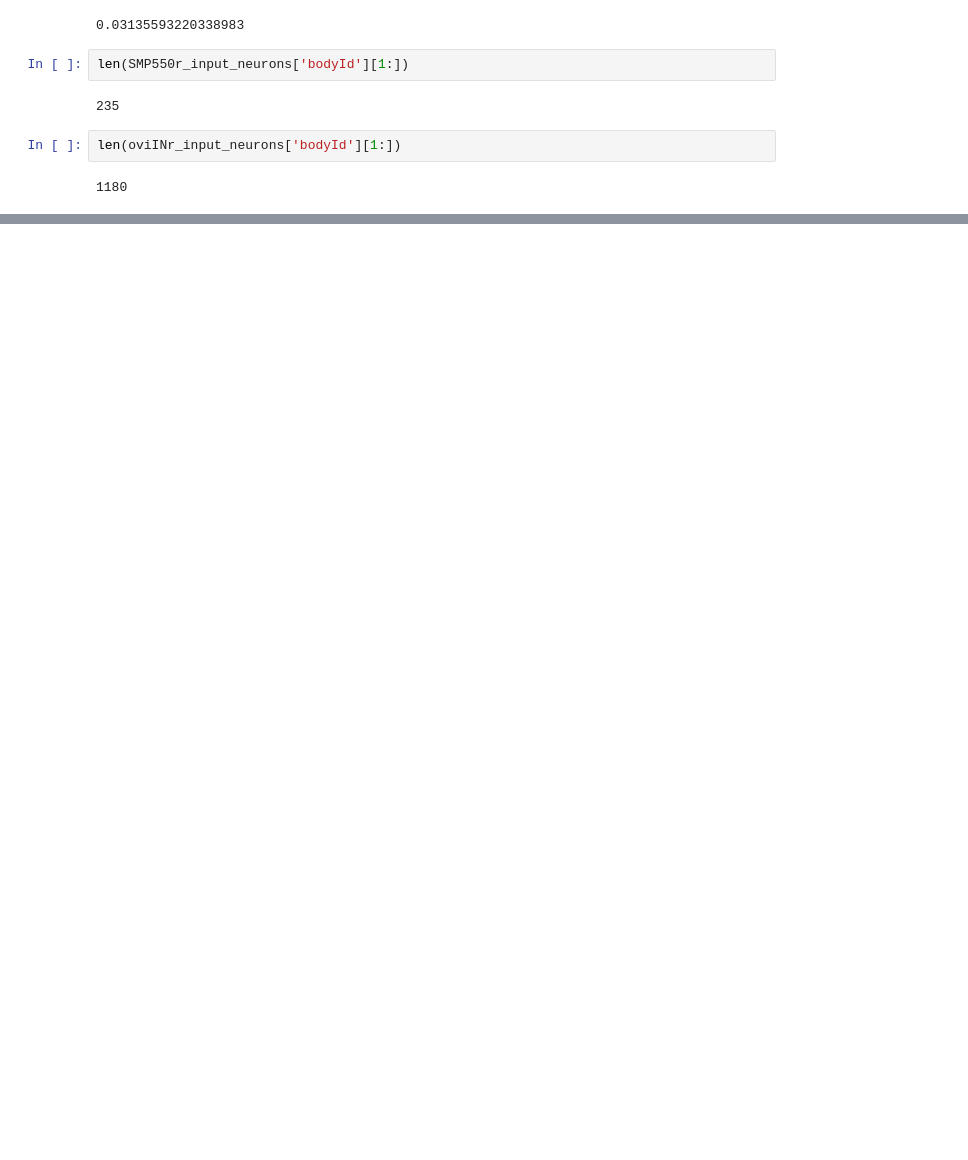
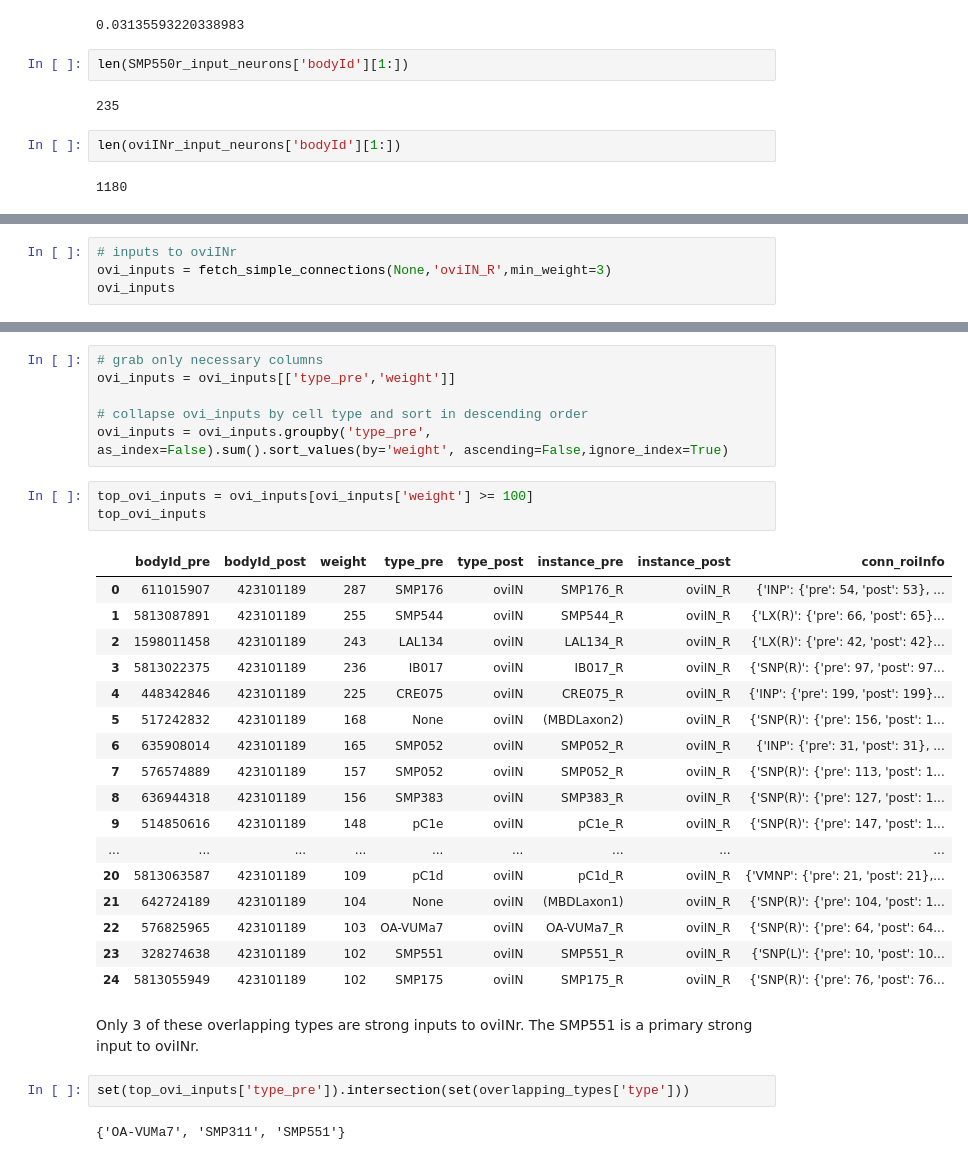
Before and after one commit to Gutierrez-lab/oviIN-inputs, a Jupyter notebook: oviposition_circuit.ipynb, the cells around one changed output, grey strips where cells are left out. Saved outputs shown, nothing was run; the diff lists cells and outputs as text; blank space fills up the shorter version.

Commit message:
overlapping inputs to oviIN and oviEN

```diff
--- a/oviposition_circuit.ipynb
+++ b/oviposition_circuit.ipynb
@@ -972,0 +1021,4 @@ len(oviINr_input_neurons['bodyId'][1:])
+# %%
+# inputs to oviINr
+ovi_inputs = fetch_simple_connections(None,'oviIN_R',min_weight=3)
+ovi_inputs
@@ -972,0 +1039,33 @@ len(oviINr_input_neurons['bodyId'][1:])
+# %%
+# grab only necessary columns
+ovi_inputs = ovi_inputs[['type_pre','weight']]
+
+# collapse ovi_inputs by cell type and sort in descending order
+ovi_inputs = ovi_inputs.groupby('type_pre', as_index=False).sum().sort_values(by='weight', ascending=False,ignore_index=True)
+# %%
+top_ovi_inputs = ovi_inputs[ovi_inputs['weight'] >= 100]
+top_ovi_inputs
+# %% [output]
+|  | bodyId_pre | bodyId_post | weight | type_pre | type_post | instance_pre | instance_post | conn_roiInfo |
+| 0 | 611015907 | 423101189 | 287 | SMP176 | oviIN | SMP176_R | oviIN_R | {'INP': {'pre': 54, 'post': 53}, ... |
+| 1 | 5813087891 | 423101189 | 255 | SMP544 | oviIN | SMP544_R | oviIN_R | {'LX(R)': {'pre': 66, 'post': 65}... |
+| 2 | 1598011458 | 423101189 | 243 | LAL134 | oviIN | LAL134_R | oviIN_R | {'LX(R)': {'pre': 42, 'post': 42}... |
+| 3 | 5813022375 | 423101189 | 236 | IB017 | oviIN | IB017_R | oviIN_R | {'SNP(R)': {'pre': 97, 'post': 97... |
+| 4 | 448342846 | 423101189 | 225 | CRE075 | oviIN | CRE075_R | oviIN_R | {'INP': {'pre': 199, 'post': 199}... |
+| 5 | 517242832 | 423101189 | 168 | None | oviIN | (MBDLaxon2) | oviIN_R | {'SNP(R)': {'pre': 156, 'post': 1... |
+| 6 | 635908014 | 423101189 | 165 | SMP052 | oviIN | SMP052_R | oviIN_R | {'INP': {'pre': 31, 'post': 31}, ... |
+| 7 | 576574889 | 423101189 | 157 | SMP052 | oviIN | SMP052_R | oviIN_R | {'SNP(R)': {'pre': 113, 'post': 1... |
+| 8 | 636944318 | 423101189 | 156 | SMP383 | oviIN | SMP383_R | oviIN_R | {'SNP(R)': {'pre': 127, 'post': 1... |
+| 9 | 514850616 | 423101189 | 148 | pC1e | oviIN | pC1e_R | oviIN_R | {'SNP(R)': {'pre': 147, 'post': 1... |
+| ... | ... | ... | ... | ... | ... | ... | ... | ... |
+| 20 | 5813063587 | 423101189 | 109 | pC1d | oviIN | pC1d_R | oviIN_R | {'VMNP': {'pre': 21, 'post': 21},... |
+| 21 | 642724189 | 423101189 | 104 | None | oviIN | (MBDLaxon1) | oviIN_R | {'SNP(R)': {'pre': 104, 'post': 1... |
+| 22 | 576825965 | 423101189 | 103 | OA-VUMa7 | oviIN | OA-VUMa7_R | oviIN_R | {'SNP(R)': {'pre': 64, 'post': 64... |
+| 23 | 328274638 | 423101189 | 102 | SMP551 | oviIN | SMP551_R | oviIN_R | {'SNP(L)': {'pre': 10, 'post': 10... |
+| 24 | 5813055949 | 423101189 | 102 | SMP175 | oviIN | SMP175_R | oviIN_R | {'SNP(R)': {'pre': 76, 'post': 76... |
+# %% [markdown]
+Only 3 of these overlapping types are strong inputs to oviINr. The SMP551 is a primary strong input to oviINr.
+# %%
+set(top_ovi_inputs['type_pre']).intersection(set(overlapping_types['type']))
+# %% [output]
+{'OA-VUMa7', 'SMP311', 'SMP551'}
```
Also changed, not shown: parts of 9 cells of this notebook, 2 other files.
